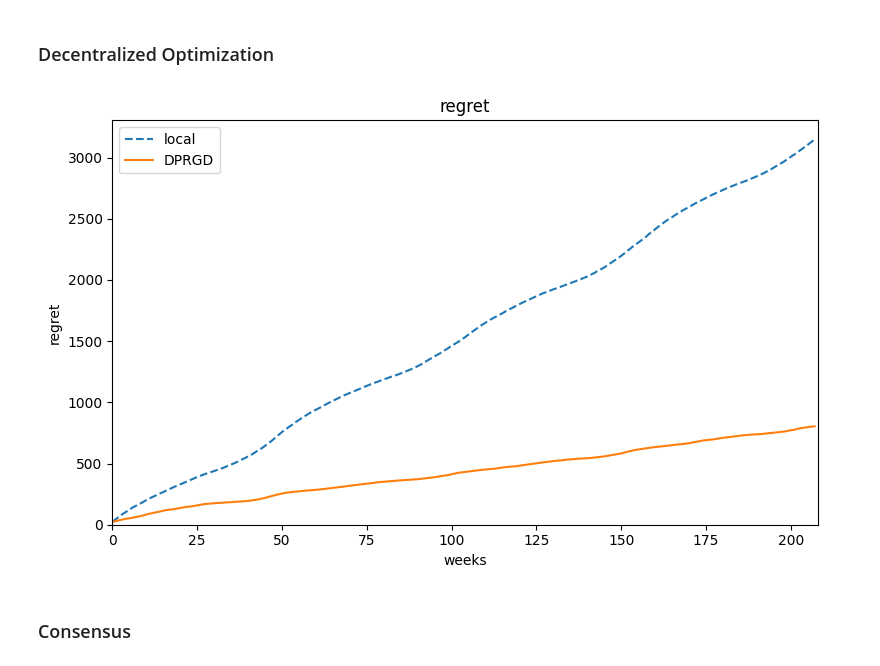
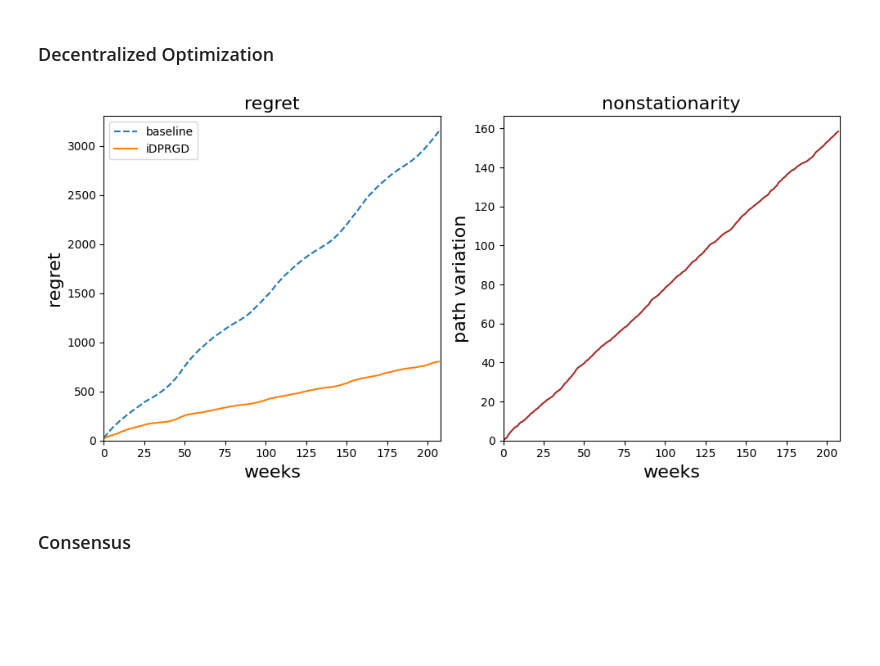
Before and after one commit to HengchaoChen/DPRGD, a Jupyter notebook: data.ipynb, the cells around one changed output. Saved outputs shown, nothing was run; the diff lists cells and outputs as text; code cells hidden in the pictures; blank space fills up the shorter version.

```diff
--- a/data.ipynb
+++ b/data.ipynb
@@ -299,21 +276,36 @@ np.save(folder + "/loss_worst.npy", loss_worst)
-# %%
-fig = plt.figure(figsize = (8, 5))
-plt.plot(loss_worst - loss_comparison, label = "local", linestyle = "--")
-plt.plot(loss - loss_comparison, label = "iDPRGD", linestyle = "-")
-#plt.plot(loss_comparison, label = "optimal", linestyle = "-.")
-
-plt.legend()
-
-plt.title("regret")
-plt.ylabel("regret")
-plt.xlabel("weeks")
-plt.xlim(0, T)
-plt.ylim(0, None)
-plt.tight_layout()
-plt.savefig("figure/regret_cov.pdf")
-plt.show()
-# %% [output]
-[figure, removed]
+# %%
+fig, axs = plt.subplots(1, 2, figsize = (10, 5))
+
+ax = axs[0]
+
+ax.plot(loss_worst - loss_comparison, label = "baseline", linestyle = "--")
+ax.plot(loss - loss_comparison, label = "iDPRGD", linestyle = "-")
+ax.legend()
+
+ax.set_title("regret", fontsize = 16)
+ax.set_ylabel("regret", fontsize = 16)
+ax.set_xlabel("weeks", fontsize = 16)
+ax.set_xlim(0, T)
+ax.set_ylim(0, None)
+
+
+dist = np.zeros(T)
+for t in range(1, T):
+    dist[t] = np.mean(spd.dist(means[t], means[t-1])) + (t > 0) * dist[t - 1]
+
+ax = axs[1]
+ax.plot(dist, color = 'brown')
+ax.set_title("nonstationarity", fontsize = 16)
+ax.set_ylabel("path variation", fontsize = 16)
+ax.set_xlabel("weeks", fontsize = 16)
+ax.set_xlim(0, T)
+ax.set_ylim(0, None)
+
+plt.tight_layout()
+plt.savefig("figure/fluxnet_cov.pdf")
+plt.show()
+# %% [output]
+[figure, added]
 # %% [markdown]
 ### Consensus
 # %%
```
Also changed, not shown: parts of 8 cells of this notebook, 2 other files.
